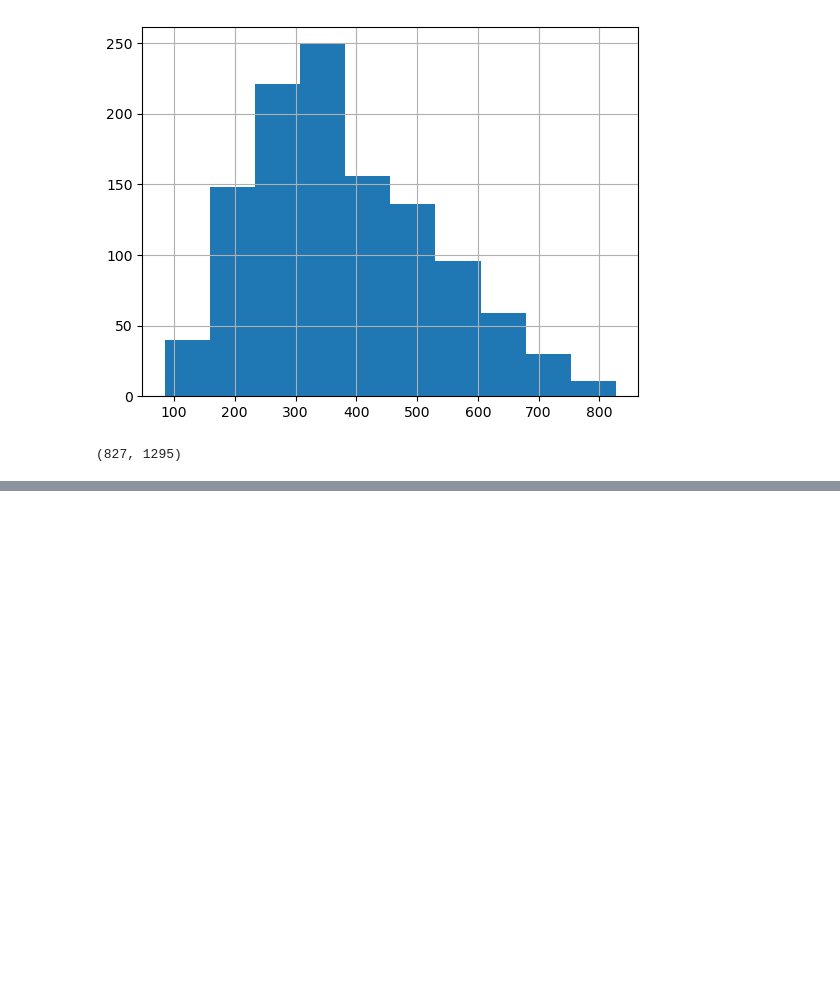
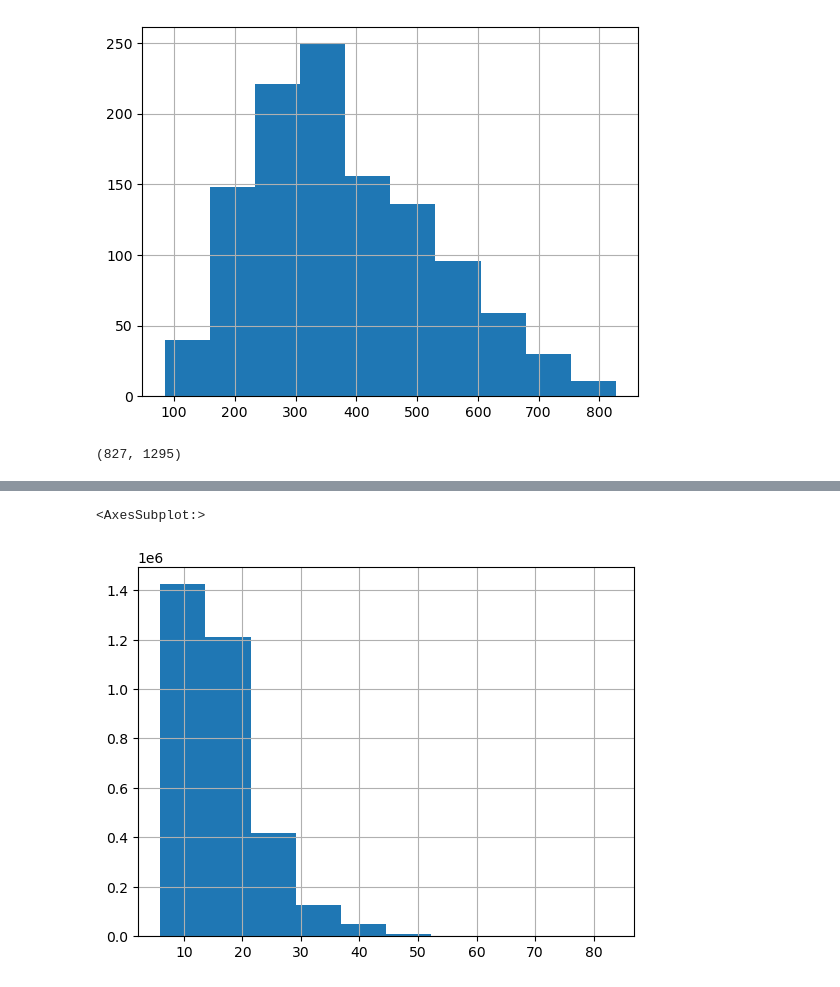
Before and after one commit to charlesxu90/pep-pred, a Jupyter notebook: 0.process_dataset.ipynb, the cells around one changed output, grey strips where cells are left out. Saved outputs shown, nothing was run; the diff lists cells and outputs as text; code cells hidden in the pictures; blank space fills up the shorter version.

```diff
--- a/0.process_dataset.ipynb
+++ b/0.process_dataset.ipynb
@@ -216,0 +205,20 @@ len(df_smi_pretrain), len(train_data), len(valid_data)
+# %%
+def load_fasta_to_df(fa_path):
+    line_list = []
+    with open(fa_path, 'r') as f:
+        line_list = f.readlines()
+
+    ids, seqs = [], []
+    for line in line_list:
+        if line.startswith('>'):
+            ids.append(line.strip().replace('>', ''))
+            counter = 0
+        else:
+            seqs.append(line.strip())
+            counter += 1
+
+        if counter > 1:
+            raise Exception(f'More than one line for sequence {id}')
+
+    df = pd.DataFrame({'id': ids, 'aa_seq': seqs})
+    return df
@@ -216,0 +294,5 @@ len(df_smi_pretrain), len(train_data), len(valid_data)
+# %%
+display(df_pa_redup.n_mono.hist())
+# %% [output]
+<AxesSubplot:>
+[figure, added]
```
Also changed, not shown: parts of 5 cells of this notebook.
